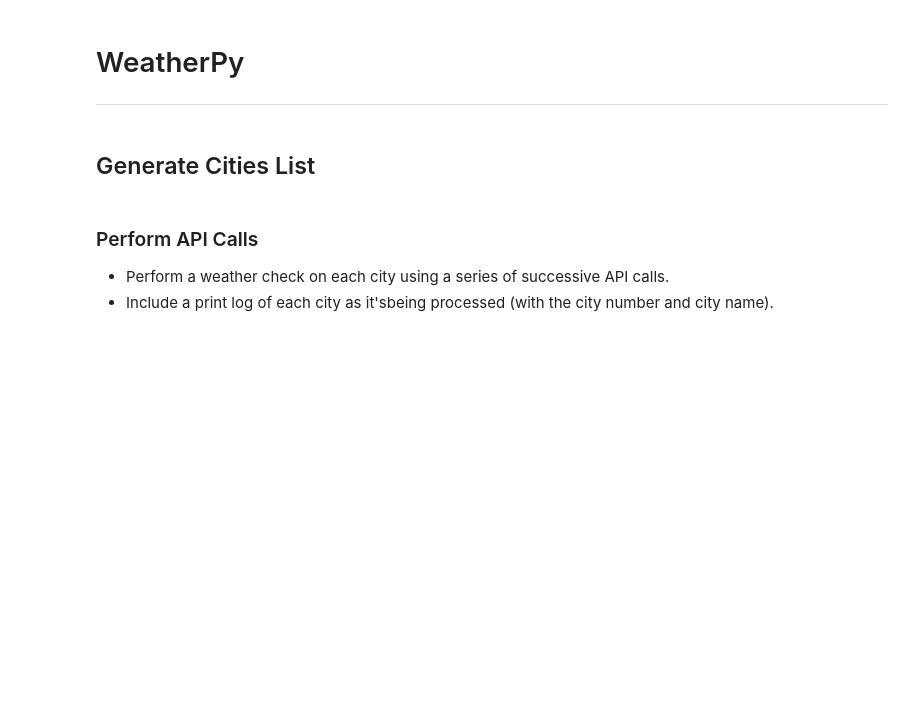
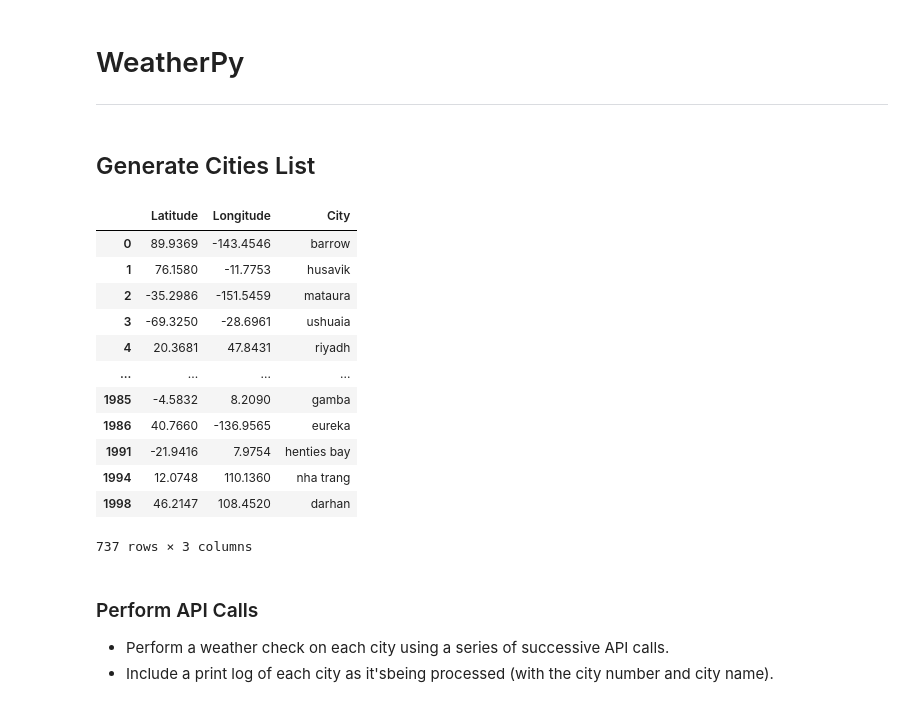
Before and after one commit to sreeven/Bootcamp, a Jupyter notebook: python-api-challenge/WeatherPy/WeatherPy.ipynb, the cells around one changed output. Cells and saved outputs as stored; diff of their text form; code cells hidden in the pictures; blank space fills up the shorter version.

Commit message:
added to df and removed duplicates

```diff
--- a/python-api-challenge/WeatherPy/WeatherPy.ipynb
+++ b/python-api-challenge/WeatherPy/WeatherPy.ipynb
@@ -28,10 +28,28 @@ city_info = pd.DataFrame({"Latitude":lats,
 # %%
 cities = []
 for index, coordinate in city_info.iterrows():
+
     city = citipy.nearest_city(coordinate[0],coordinate[1]).city_name
-
-    if city not in cities:
-        cities.append(city)
+    cities.append(city)
+city_info["City"] = cities
+# %%
+city_info = city_info.drop_duplicates("City")
+# %%
+city_info
+# %% [output]
+|  | Latitude | Longitude | City |
+| 0 | 89.9369 | -143.4546 | barrow |
+| 1 | 76.1580 | -11.7753 | husavik |
+| 2 | -35.2986 | -151.5459 | mataura |
+| 3 | -69.3250 | -28.6961 | ushuaia |
+| 4 | 20.3681 | 47.8431 | riyadh |
+| ... | ... | ... | ... |
+| 1985 | -4.5832 | 8.2090 | gamba |
+| 1986 | 40.7660 | -136.9565 | eureka |
+| 1991 | -21.9416 | 7.9754 | henties bay |
+| 1994 | 12.0748 | 110.1360 | nha trang |
+| 1998 | 46.2147 | 108.4520 | darhan |
+737 rows × 3 columns
 # %% [markdown]
 ### Perform API Calls
 * Perform a weather check on each city using a series of successive API calls.
```
